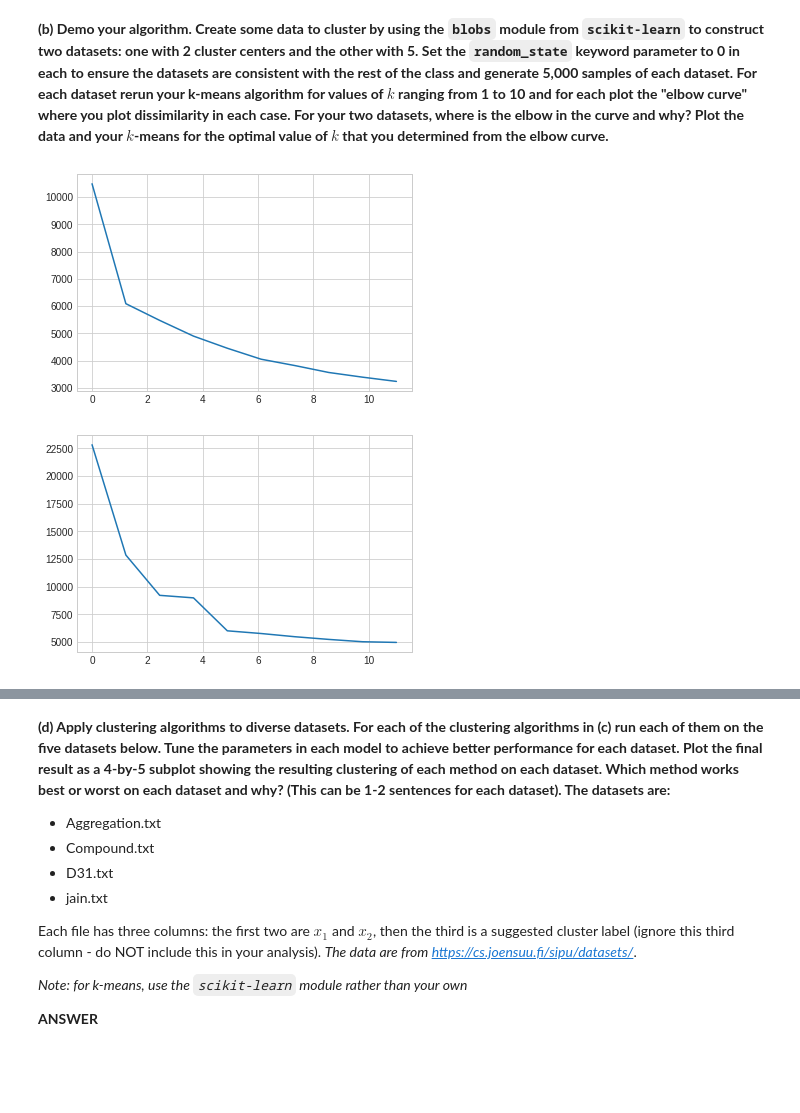
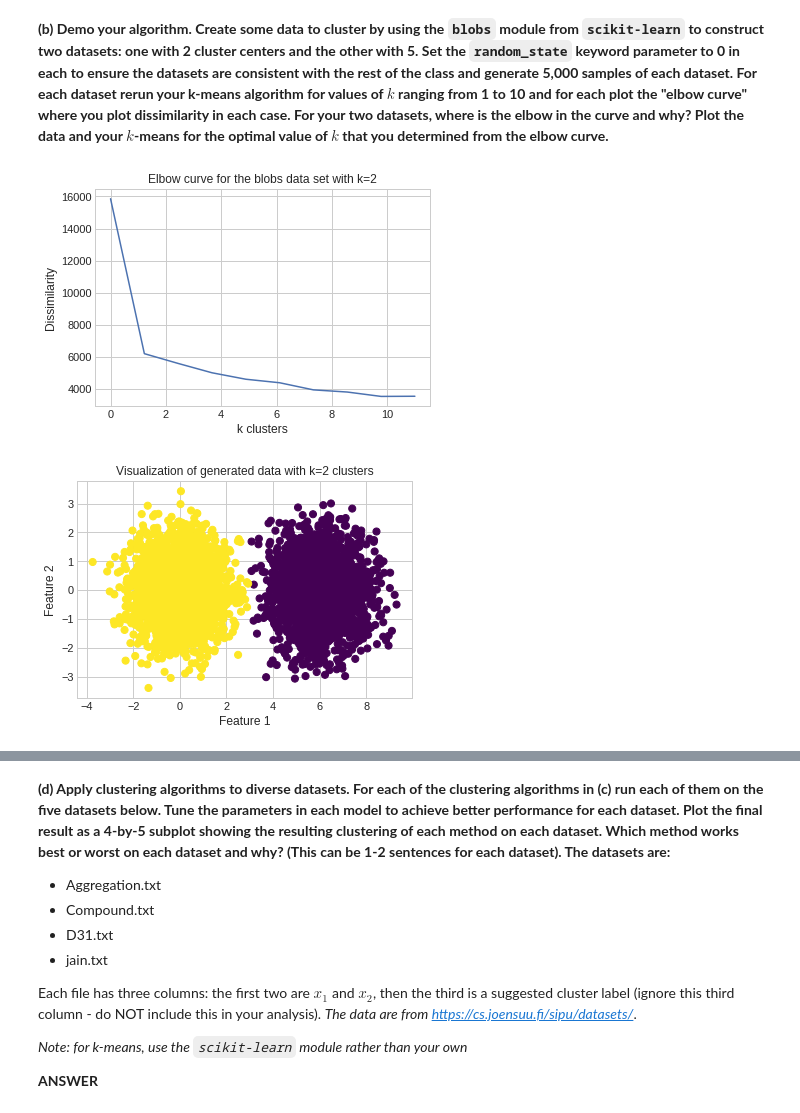
Before and after one commit to ravitashaw/ids705, a Jupyter notebook: assignment4/Assignment_4.ipynb, the cells around one changed output, grey strips where cells are left out. Drawn from its saved outputs; the diff is of its cells as text; code cells hidden in the pictures; blank space fills up the shorter version.

```diff
--- a/assignment4/Assignment_4.ipynb
+++ b/assignment4/Assignment_4.ipynb
@@ -102,10 +90,13 @@ from sklearn import datasets
 import matplotlib.pyplot as plt
 plt.style.use('seaborn-whitegrid')
 
-two_cluster_dataset, _ = datasets.make_blobs(n_samples=5000, n_features=2, centers=2,cluster_std=1.0, shuffle=True, random_state=0)
-five_cluster_dataset, _ = datasets.make_blobs(n_samples=5000, n_features=2, centers=5,cluster_std=1.0, shuffle=True, random_state=0)
+centers_2 = [(0,0),(6,0)]
+centers_5 = [(0,0),(7,0),(0,6),(6,8),(4,5)]
 
-def plot_diss(dataset):
+two_cluster_dataset, _ = datasets.make_blobs(n_samples=5000, n_features=2, centers=centers_2,cluster_std=1.0,random_state=0)
+five_cluster_dataset, _ = datasets.make_blobs(n_samples=5000, n_features=2, centers=centers_5,cluster_std=1.0, random_state=0)
+
+def plot_diss(dataset, k_cl):
     dissimilarities = []
     for k in range(1, 11):
         _,_,diss = kmeans(dataset, k)
@@ -115,12 +106,9 @@ def plot_diss(dataset):
     ax = plt.axes()
 
     x = np.linspace(0, 11, 10)
-    plt.plot(x, dissimilarities);
-    plt.show()
+    plt.plot(x, dissimilarities)
+    plt.title("Elbow curve for the blobs data set with k={}".format(k_cl))
+    plt.ylabel('Dissimilarity')
+    plt.xlabel('k clusters')
+    plt.show();
     return
-
-plot_diss(two_cluster_dataset)
-plot_diss(five_cluster_dataset)
-# %% [output]
-[figure, removed]
-[figure, removed]
@@ -129,0 +115,11 @@ five_cluster_assignment,five_centroids,_ = kmeans(five_cluster_dataset, 5)
+# %%
+plot_diss(two_cluster_dataset, 2);
+two_cluster_assignment,two_centroids,_ = kmeans(two_cluster_dataset, 2);
+
+plt.scatter(two_cluster_dataset[:,0], two_cluster_dataset[:,1], c=two_cluster_assignment, s=50, cmap='viridis');
+plt.title("Visualization of generated data with k=2 clusters")
+plt.xlabel('Feature 1')
+plt.ylabel('Feature 2');
+# %% [output]
+[figure, added]
+[figure, added]
```
Also changed, not shown: parts of 32 cells of this notebook.
